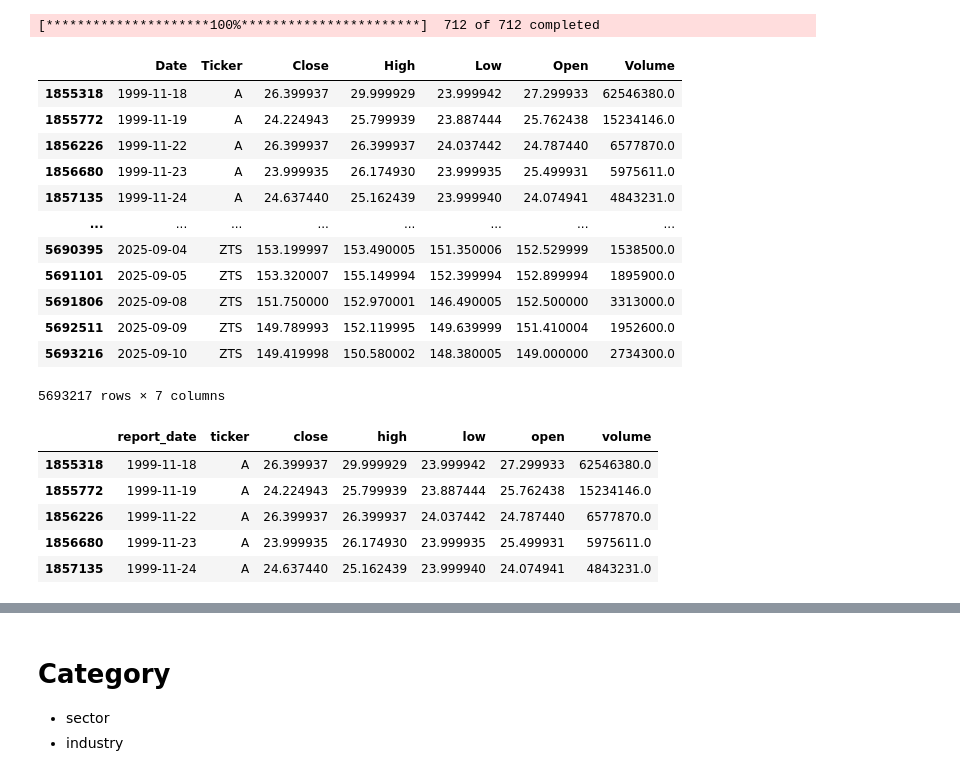
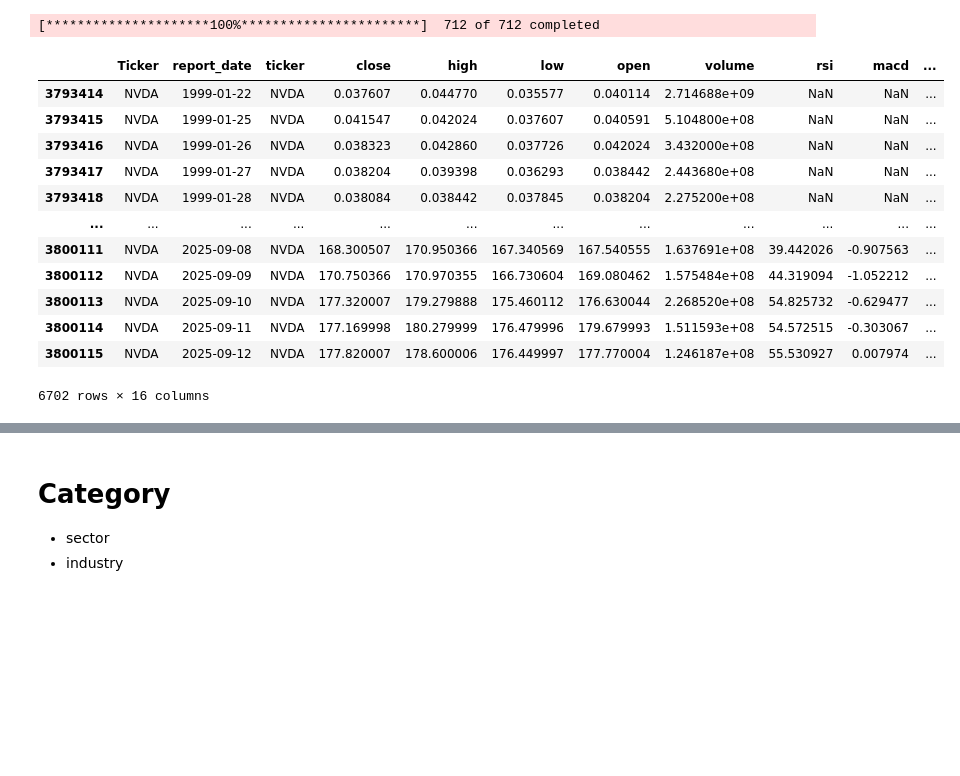
Before and after one commit to SHDS-ESC/StockSimulator-Data, a Jupyter notebook: ipynb/yfinance.ipynb, the cells around one changed output, grey strips where cells are left out. Drawn from its saved outputs; the diff is of its cells as text; code cells hidden in the pictures; blank space fills up the shorter version.

```diff
--- a/ipynb/yfinance.ipynb
+++ b/ipynb/yfinance.ipynb
@@ -124,30 +157,3 @@ def yfDownload(ticker_list: list) -> pd.DataFrame:
 stock_history = yfDownload(valid_ticker_list)
 # %% [output]
 [*********************100%***********************]  712 of 712 completed
-# %%
-stock_history
-# %% [output]
-|  | Date | Ticker | Close | High | Low | Open | Volume |
-| 1855318 | 1999-11-18 | A | 26.399937 | 29.999929 | 23.999942 | 27.299933 | 62546380.0 |
-| 1855772 | 1999-11-19 | A | 24.224943 | 25.799939 | 23.887444 | 25.762438 | 15234146.0 |
-| 1856226 | 1999-11-22 | A | 26.399937 | 26.399937 | 24.037442 | 24.787440 | 6577870.0 |
-| 1856680 | 1999-11-23 | A | 23.999935 | 26.174930 | 23.999935 | 25.499931 | 5975611.0 |
-| 1857135 | 1999-11-24 | A | 24.637440 | 25.162439 | 23.999940 | 24.074941 | 4843231.0 |
-| ... | ... | ... | ... | ... | ... | ... | ... |
-| 5690395 | 2025-09-04 | ZTS | 153.199997 | 153.490005 | 151.350006 | 152.529999 | 1538500.0 |
-| 5691101 | 2025-09-05 | ZTS | 153.320007 | 155.149994 | 152.399994 | 152.899994 | 1895900.0 |
-| 5691806 | 2025-09-08 | ZTS | 151.750000 | 152.970001 | 146.490005 | 152.500000 | 3313000.0 |
-| 5692511 | 2025-09-09 | ZTS | 149.789993 | 152.119995 | 149.639999 | 151.410004 | 1952600.0 |
-| 5693216 | 2025-09-10 | ZTS | 149.419998 | 150.580002 | 148.380005 | 149.000000 | 2734300.0 |
-5693217 rows × 7 columns
-# %%
-stock_history.columns = stock_history.columns.str.lower()
-stock_history = stock_history.rename(columns={"date":"report_date"})
-stock_history.head()
-# %% [output]
-|  | report_date | ticker | close | high | low | open | volume |
-| 1855318 | 1999-11-18 | A | 26.399937 | 29.999929 | 23.999942 | 27.299933 | 62546380.0 |
-| 1855772 | 1999-11-19 | A | 24.224943 | 25.799939 | 23.887444 | 25.762438 | 15234146.0 |
-| 1856226 | 1999-11-22 | A | 26.399937 | 26.399937 | 24.037442 | 24.787440 | 6577870.0 |
-| 1856680 | 1999-11-23 | A | 23.999935 | 26.174930 | 23.999935 | 25.499931 | 5975611.0 |
-| 1857135 | 1999-11-24 | A | 24.637440 | 25.162439 | 23.999940 | 24.074941 | 4843231.0 |
@@ -153,0 +167,16 @@ stock_history.head()
+# %%
+report_df[report_df.ticker == 'NVDA']
+# %% [output]
+|  | Ticker | report_date | ticker | close | high | low | open | volume | rsi | macd | ... |
+| 3793414 | NVDA | 1999-01-22 | NVDA | 0.037607 | 0.044770 | 0.035577 | 0.040114 | 2.714688e+09 | NaN | NaN | ... |
+| 3793415 | NVDA | 1999-01-25 | NVDA | 0.041547 | 0.042024 | 0.037607 | 0.040591 | 5.104800e+08 | NaN | NaN | ... |
+| 3793416 | NVDA | 1999-01-26 | NVDA | 0.038323 | 0.042860 | 0.037726 | 0.042024 | 3.432000e+08 | NaN | NaN | ... |
+| 3793417 | NVDA | 1999-01-27 | NVDA | 0.038204 | 0.039398 | 0.036293 | 0.038442 | 2.443680e+08 | NaN | NaN | ... |
+| 3793418 | NVDA | 1999-01-28 | NVDA | 0.038084 | 0.038442 | 0.037845 | 0.038204 | 2.275200e+08 | NaN | NaN | ... |
+| ... | ... | ... | ... | ... | ... | ... | ... | ... | ... | ... | ... |
+| 3800111 | NVDA | 2025-09-08 | NVDA | 168.300507 | 170.950366 | 167.340569 | 167.540555 | 1.637691e+08 | 39.442026 | -0.907563 | ... |
+| 3800112 | NVDA | 2025-09-09 | NVDA | 170.750366 | 170.970355 | 166.730604 | 169.080462 | 1.575484e+08 | 44.319094 | -1.052212 | ... |
+| 3800113 | NVDA | 2025-09-10 | NVDA | 177.320007 | 179.279888 | 175.460112 | 176.630044 | 2.268520e+08 | 54.825732 | -0.629477 | ... |
+| 3800114 | NVDA | 2025-09-11 | NVDA | 177.169998 | 180.279999 | 176.479996 | 179.679993 | 1.511593e+08 | 54.572515 | -0.303067 | ... |
+| 3800115 | NVDA | 2025-09-12 | NVDA | 177.820007 | 178.600006 | 176.449997 | 177.770004 | 1.246187e+08 | 55.530927 | 0.007974 | ... |
+6702 rows × 16 columns
```
Also changed, not shown: parts of 10 cells of this notebook, 4 other files.
